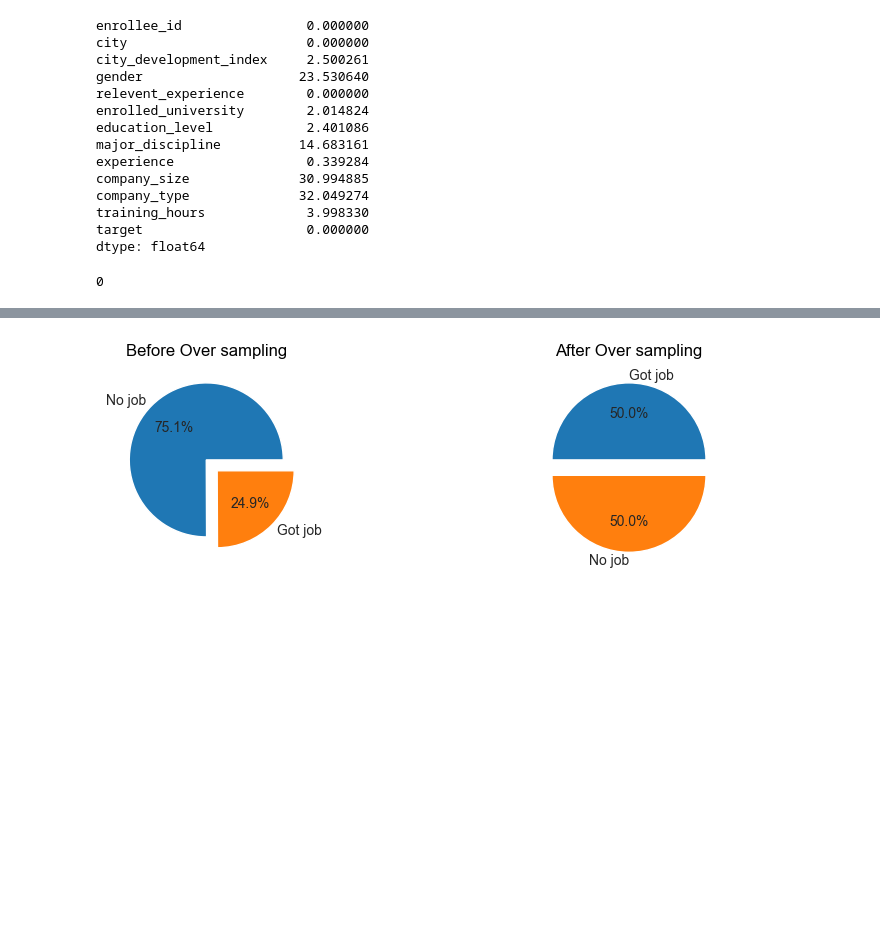
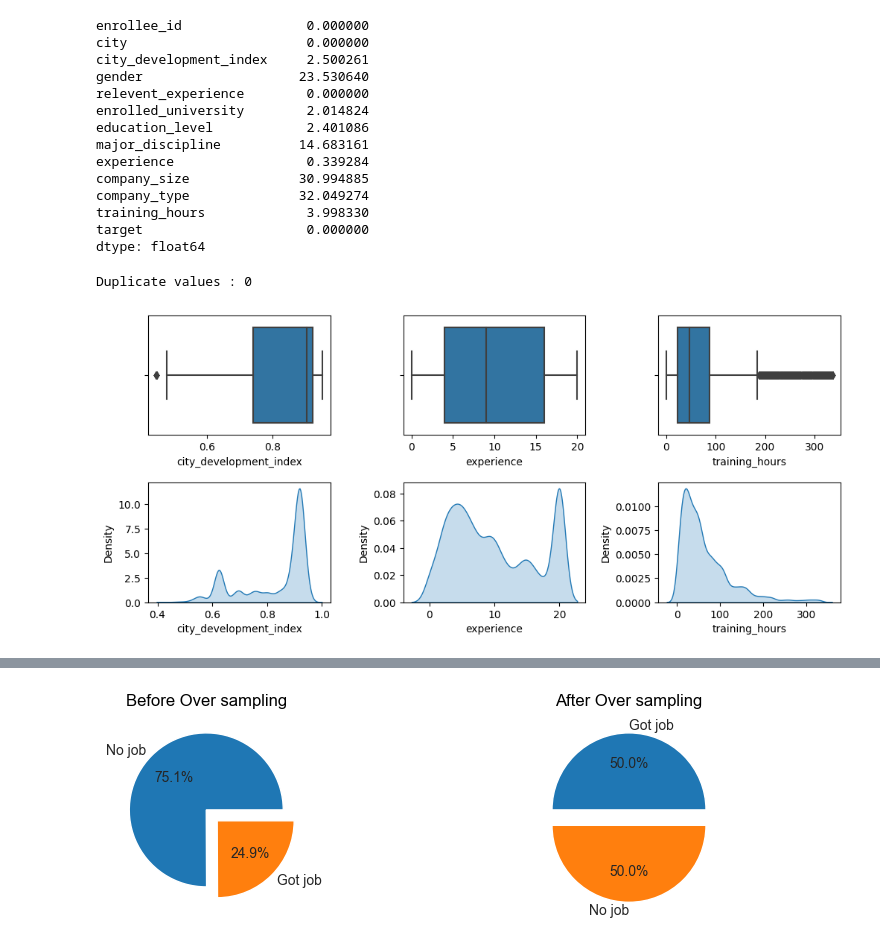
Before and after one commit to yuvraaj2002/Old_projects, a Jupyter notebook: DS job prediction/DS_job_prediction.ipynb, the cells around one changed output, grey strips where cells are left out. Saved outputs shown, nothing was run; the diff lists cells and outputs as text; code cells hidden in the pictures; blank space fills up the shorter version.

```diff
--- a/DS job prediction/DS_job_prediction.ipynb
+++ b/DS job prediction/DS_job_prediction.ipynb
@@ -100,7 +107,23 @@ target                     0.000000
 dtype: float64
 # %%
 # Checking duplicated values
-df.duplicated().sum()
+print("Duplicate values :",df.duplicated().sum())
 # %% [output]
-0
+Duplicate values : 0
+# %%
+# Let's check if there are any outliers
+fig,ax = plt.subplots(2,3,figsize=(12,5))
+
+sns.boxplot(x = df['city_development_index'],ax = ax[0][0])
+sns.boxplot(x = df['experience'],ax = ax[0][1])
+sns.boxplot(x = df['training_hours'],ax = ax[0][2])
+
+sns.kdeplot(data = df['city_development_index'],ax = ax[1][0],fill=True)
+sns.kdeplot(data = df['experience'],ax = ax[1][1],fill=True)
+sns.kdeplot(data = df['training_hours'],ax = ax[1][2],fill=True)
+
+plt.subplots_adjust(hspace=0.4,wspace=0.4)
+plt.show()
+# %% [output]
+[figure, added]
 # %%
```
Also changed, not shown: parts of 24 cells of this notebook.
